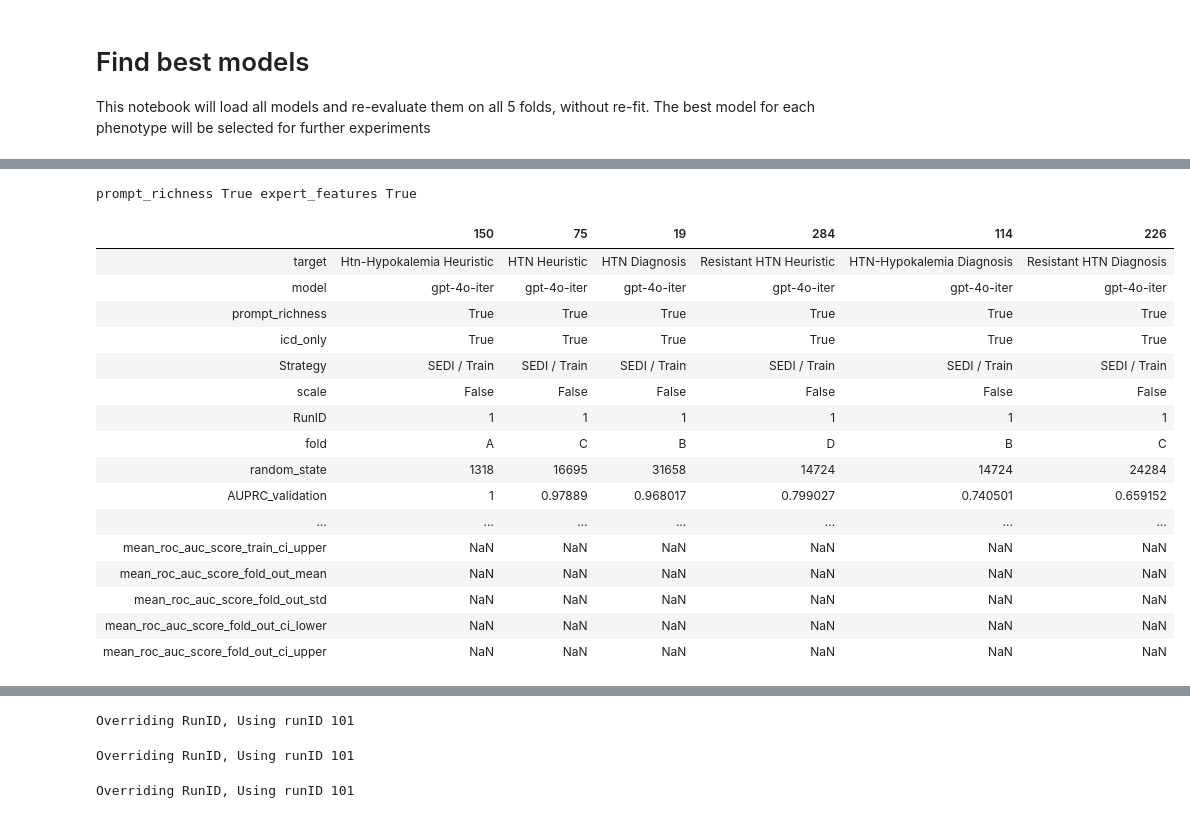
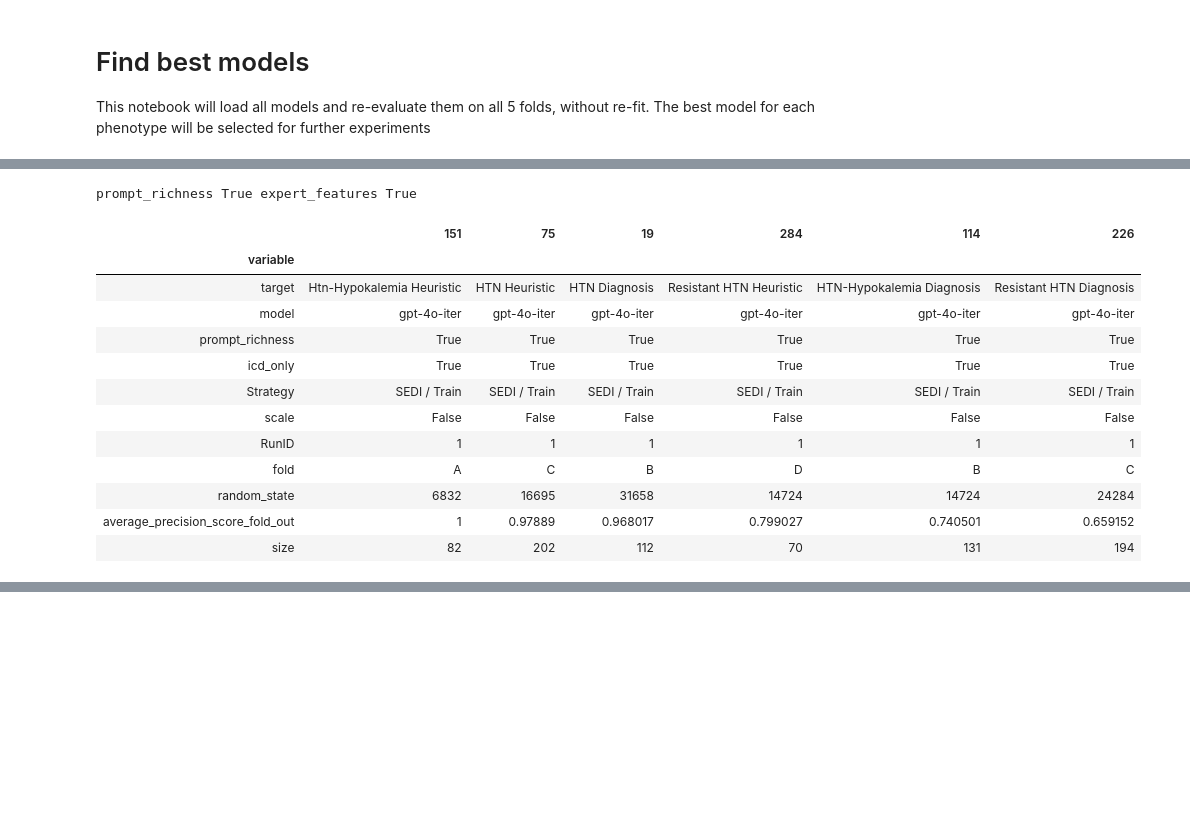
Before and after one commit to cavalab/htn-phenotyping-with-llms, a Jupyter notebook: notebooks/03. find best models.ipynb, the cells around one changed output, grey strips where cells are left out. Saved outputs shown, nothing was run; the diff lists cells and outputs as text; code cells hidden in the pictures; blank space fills up the shorter version.

```diff
--- a/notebooks/03. find best models.ipynb
+++ b/notebooks/03. find best models.ipynb
@@ -209,24 +205,14 @@ array(['accuracy_score_train', 'precision_score_train',
 # %%
 for prompt_richness in [True,False]:
     for icd_only in [True,False]:
-        print("prompt_richness",prompt_richness,"expert_features",icd_only)
         for metric in [
             'average_precision_score_fold_out',
-            # 'roc_auc_score_test',
-            # 'accuracy_score_test',
-            # 'size'
         ]:
             data = (
-                results_df_melted[
-                    (results_df_melted['variable'].str.contains(metric))
-                    & (
-                        (results_df_melted['model'].isin(['DT','FEAT','LR L1','RF']))
-                        |
-                        (
-                            (results_df_melted['prompt_richness']==prompt_richness)
-                            & (results_df_melted['icd_only']==icd_only)
-                        )
-                    )
+                results_df_melted[ ( (results_df_melted['variable'].str.contains(metric))
+                                   | (results_df_melted['variable']=='size') )
+                                 & (results_df_melted['prompt_richness']==prompt_richness)
+                                 & (results_df_melted['icd_only']==icd_only)
                 ]
                 .dropna()
             )
@@ -234,44 +220,41 @@ for prompt_richness in [True,False]:
             if len(data)==0:
                 continue
 
-            # prettify metric names
-            metric = metric.replace('_fold_out', '_validation')
-            metric = metric.replace('average_precision_score', 'AUPRC')
+            print("prompt_richness", prompt_richness, "expert_features", icd_only)
 
-            data = data.rename(columns={'value': metric}) #, 'model':'Model'})
-            data[metric] = data[metric].astype(float)
-            data['Model'] = data['model'].apply(lambda x: x.replace('-iter',''))
+            # removing the fold name from the metric
+            data['variable'].replace({f'{metric}{fold}' : metric for fold in ['_A', '_B', '_C', '_D', '_E']}, inplace=True)
+            data['value'] = data['value'].astype(float)
             data['Strategy'] = ['SEDI / Train' if 'iter' in v or 'gpt' not in v else 'Zero Shot' for v in data['model'].values]
-            hue_order = ['Zero Shot', 'SEDI / Train']
-
-            # print(data.random_state.unique())
-            # display(data)
 
             # first we group each model's performance on the held out data and take the mean.
             # then, we ignore folds and random states to get the final model.
             model_metrics_all_folds = data.groupby([
                 'target', 'model', 'prompt_richness', 'icd_only', 'Strategy', 'scale',
-                'RunID', 'fold', 'random_state']
-            )[metric].mean().reset_index()
-            # display(model_metrics_all_folds)
+                'RunID', 'fold', 'random_state', 'variable']
+            )['value'].mean().reset_index()
 
+            model_metrics_all_folds = model_metrics_all_folds.pivot_table(
+                index=['target', 'model', 'prompt_richness', 'icd_only', 'Strategy', 'scale',
+                       'RunID', 'fold', 'random_state'],
+                columns='variable',
+                values='value'
+            ).reset_index()
+
+            # Sorting by size, in case of ties in metric
             best_models = model_metrics_all_folds\
-                .sort_values(metric, ascending=False)\
+                .sort_values([metric, 'size'], ascending=[False, True])\
                 .drop_duplicates(['target', 'model', 'prompt_richness', 'icd_only', 'Strategy', 'scale'])
+
+            display(best_models.T)
 
             best_models[f'size'] = np.nan
             for metric_f in [average_precision_score, roc_auc_score]:
-                best_models[f'mean_{metric_f.__name__}_train_mean'] = np.nan
-                best_models[f'mean_{metric_f.__name__}_train_std'] = np.nan
-                best_models[f'mean_{metric_f.__name__}_train_ci_lower'] = np.nan
-                best_models[f'mean_{metric_f.__name__}_train_ci_upper'] = np.nan
-
                 best_models[f'mean_{metric_f.__name__}_fold_out_mean'] = np.nan
                 best_models[f'mean_{metric_f.__name__}_fold_out_std'] = np.nan
                 best_models[f'mean_{metric_f.__name__}_fold_out_ci_lower'] = np.nan
                 best_models[f'mean_{metric_f.__name__}_fold_out_ci_upper'] = np.nan
 
-            display(best_models.T)
 
             # Evaluating it on the held out test partition -----
             held_out_performances = []
@@ -312,9 +295,10 @@ for prompt_richness in [True,False]:
 
                 # print(cp_file)
 
+                cp_function = None
                 try:
                     cp_module = importlib.__import__(
-                        cp_file, # Thiis iis going to be unique for each algorithm
+                        cp_file, # This is going to be unique for each algorithm
                         globals(),
                         locals(),
                         ["predict_hyptertension"],
@@ -325,39 +309,35 @@ for prompt_richness in [True,False]:
 
                 cp_df['RunID'] = '101'
                 best_models.loc[i, f'size'] = cp_df['size']
                 for metric_f in [average_precision_score, roc_auc_score]:
                     cp_df = evaluate_all_folds(metric_f, cp_function, cp_df, ['A'], bootstrap=True, override_runid=True)
-
-                    best_models.loc[i, f'mean_{metric_f.__name__}_train_mean'] = cp_df[f'{metric_f.__name__}_train_A_mean']
-                    best_models.loc[i, f'mean_{metric_f.__name__}_train_std'] = cp_df[f'{metric_f.__name__}_train_A_std']
-                    best_models.loc[i, f'mean_{metric_f.__name__}_train_ci_upper'] = cp_df[f'{metric_f.__name__}_train_A_ci_upper']
-                    best_models.loc[i, f'mean_{metric_f.__name__}_train_ci_lower'] = cp_df[f'{metric_f.__name__}_train_A_ci_lower']
 
                     best_models.loc[i, f'mean_{metric_f.__name__}_fold_out_mean'] = cp_df[f'{metric_f.__name__}_fold_out_A_mean']
                     best_models.loc[i, f'mean_{metric_f.__name__}_fold_out_std'] = cp_df[f'{metric_f.__name__}_fold_out_A_std']
                     best_models.loc[i, f'mean_{metric_f.__name__}_fold_out_ci_upper'] = cp_df[f'{metric_f.__name__}_fold_out_A_ci_upper']
                     best_models.loc[i, f'mean_{metric_f.__name__}_fold_out_ci_lower'] = cp_df[f'{metric_f.__name__}_fold_out_A_ci_lower']
 
             display(best_models.T)
 
             print("-"*120)
 
             # Create LaTeX table
             latex_table = best_models.to_latex(
                 index=True,
                 column_format="lrrr",
                 escape=False
             )
 
             # Save LaTeX table to file
             filename = f"{paper_dir}/tab_best_model_{metric}_{prompt_richness}_{icd_only}.tex"
             with open(filename, 'w') as f:
                 f.write(latex_table)
 
             print(f"\nLaTeX table saved to {filename}\n")
 # %% [output]
 prompt_richness True expert_features True
-|  | 150 | 75 | 19 | 284 | 114 | 226 |
+|  | 151 | 75 | 19 | 284 | 114 | 226 |
+| variable |  |  |  |  |  |  |
 | target | Htn-Hypokalemia Heuristic | HTN Heuristic | HTN Diagnosis | Resistant HTN Heuristic | HTN-Hypokalemia Diagnosis | Resistant HTN Diagnosis |
 | model | gpt-4o-iter | gpt-4o-iter | gpt-4o-iter | gpt-4o-iter | gpt-4o-iter | gpt-4o-iter |
 | prompt_richness | True | True | True | True | True | True |
@@ -366,11 +346,6 @@ prompt_richness True expert_features True
 | scale | False | False | False | False | False | False |
 | RunID | 1 | 1 | 1 | 1 | 1 | 1 |
 | fold | A | C | B | D | B | C |
-| random_state | 1318 | 16695 | 31658 | 14724 | 14724 | 24284 |
-| AUPRC_validation | 1 | 0.97889 | 0.968017 | 0.799027 | 0.740501 | 0.659152 |
-| ... | ... | ... | ... | ... | ... | ... |
-| mean_roc_auc_score_train_ci_upper | NaN | NaN | NaN | NaN | NaN | NaN |
-| mean_roc_auc_score_fold_out_mean | NaN | NaN | NaN | NaN | NaN | NaN |
-| mean_roc_auc_score_fold_out_std | NaN | NaN | NaN | NaN | NaN | NaN |
-| mean_roc_auc_score_fold_out_ci_lower | NaN | NaN | NaN | NaN | NaN | NaN |
-| mean_roc_auc_score_fold_out_ci_upper | NaN | NaN | NaN | NaN | NaN | NaN |
+| random_state | 6832 | 16695 | 31658 | 14724 | 14724 | 24284 |
+| average_precision_score_fold_out | 1 | 0.97889 | 0.968017 | 0.799027 | 0.740501 | 0.659152 |
+| size | 82 | 202 | 112 | 70 | 131 | 194 |
@@ -379,3 +408,0 @@ Overriding RunID, Using runID 101
-Overriding RunID, Using runID 101
-Overriding RunID, Using runID 101
-Overriding RunID, Using runID 101
```
Also changed, not shown: parts of 4 cells of this notebook, 2 other files.
